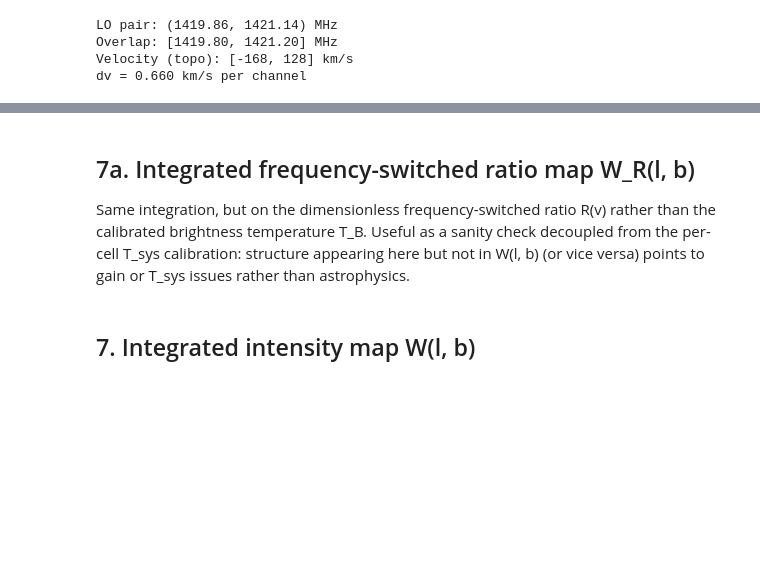
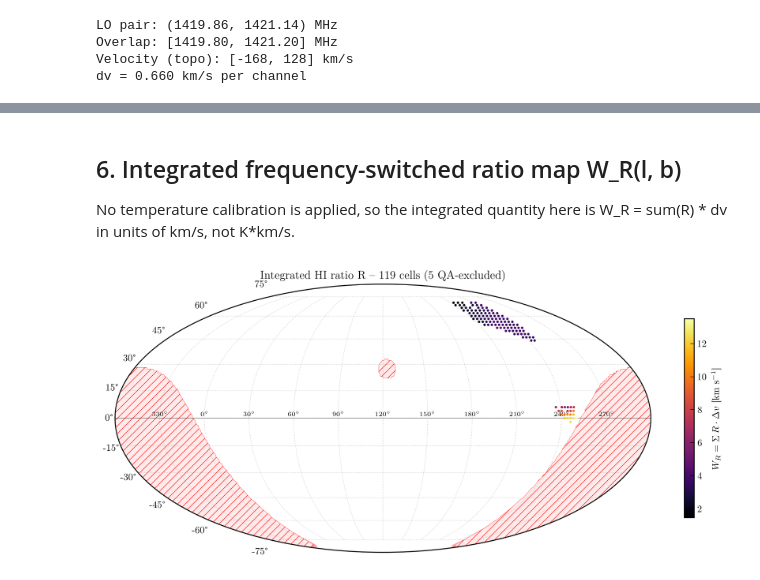
Before and after one commit to raw-asparagus/ay-121, a Jupyter notebook: labs/04/main_scan_load.ipynb, the cells around one changed output, grey strips where cells are left out. Drawn from its saved outputs; the diff is of its cells as text; code cells hidden in the pictures; blank space fills up the shorter version.

Commit message:
[LAB04] Overhaul collection

```diff
--- a/labs/04/main_scan_load.ipynb
+++ b/labs/04/main_scan_load.ipynb
@@ -1271,37 +281,5 @@ tsys_flagged = []
 # %%
-# Cells to reobserve: union of neighbor-QA flags, insufficient pairs, T_sys outliers.
-reobs_map = {}  # (l, b) -> {'l', 'b', 'reason'}
-
-for c in neighbor_cells:
-    if not (c['W_flag'] or c['peak_v_flag']):
-        continue
-    flags = []
-    if c['W_flag']:
-        flags.append('W')
-    if c['peak_v_flag']:
-        flags.append('peak_v')
-    key = (c['gl'], int(c['gb']))
-    reobs_map[key] = {'l': c['gl'], 'b': int(c['gb']),
-                      'reason': '+'.join(flags)}
-
-for c in cells_insufficient_pairs:
-    key = (c['l'], int(c['b']))
-    tag = f"insufficient_pairs(n={c['n_viable']})"
-    if key in reobs_map:
-        reobs_map[key]['reason'] += '+' + tag
-    else:
-        reobs_map[key] = {'l': c['l'], 'b': int(c['b']), 'reason': tag}
-
-for c in tsys_flagged:
-    key = (c['gl'], int(c['gb']))
-    tag = f"T_sys({c['T_sys']:.0f}K,z={c['T_sys_z']:+.1f})"
-    if key in reobs_map:
-        reobs_map[key]['reason'] += '+' + tag
-    else:
-        reobs_map[key] = {'l': c['gl'], 'b': int(c['gb']), 'reason': tag}
-
-reobs = sorted(reobs_map.values(), key=lambda r: (r['b'], r['l']))
-
+reobs = collect_reobserve(neighbor_cells, cells_insufficient_pairs)
 REOBSERVE_PATH.write_text(json.dumps(reobs, indent=2) + '\n')
 print(f'Wrote {REOBSERVE_PATH} -- {len(reobs)} cells')
 for r in reobs:
@@ -1365,36 +313,26 @@ print(f'Saved spectra_per_session.pdf '
 # %% [markdown]
-## 7a. Integrated frequency-switched ratio map W_R(l, b)
+## 6. Integrated frequency-switched ratio map W_R(l, b)
 
-Same integration, but on the dimensionless frequency-switched ratio R(v)
-rather than the calibrated brightness temperature T_B. Useful as a
-sanity check decoupled from the per-cell T_sys calibration: structure
-appearing here but not in W(l, b) (or vice versa) points to gain or
-T_sys issues rather than astrophysics.
+No temperature calibration is applied, so the integrated quantity here is
+W_R = sum(R) * dv in units of km/s, not K*km/s.
 # %%
-# QA-flagged cells to exclude (neighbor + T_sys outliers)
-qa_flagged_set = {(c['gl'], c['gb']) for c in neighbor_cells
-                  if c['W_flag'] or c['peak_v_flag']}
-# (T_sys exclusion disabled) qa_flagged_set |= {(c['gl'], c['gb']) for c in tsys_flagged}
-
-# Build arrays from cell_combined, excluding QA-flagged cells
 cell_keys_clean = [k for k in cell_combined if k not in qa_flagged_set]
 gl_arr = np.array([k[0] for k in cell_keys_clean])
 gb_arr = np.array([k[1] for k in cell_keys_clean])
 R_stack = np.array([cell_combined[k]['R'] for k in cell_keys_clean])
 
-# Integrated frequency-switched ratio: W_R = sum(R) * dv
+# Integrated frequency-switched ratio: W_R = sum(R) * dv  [km/s]
 W_R = np.nansum(R_stack, axis=1) * dv_kms
-
 valid_R = np.isfinite(W_R)
 
 fig, ax = plot_survey_mollweide(
     gl_arr[valid_R], gb_arr[valid_R], W_R[valid_R],
     center_l=MOLL_CENTER_L,
     cbar_label=r'$W_R = \Sigma\, R \cdot \Delta v$ [km s$^{-1}$]',
     cmap='inferno',
     marker_size=(SS_FINE + SS_MICRO) / 2,
     title=f'Integrated HI ratio R -- {valid_R.sum()} cells ({len(qa_flagged_set)} QA-excluded)',
 )
 plt.show()
+# %% [output]
+[figure, added]
-# %% [markdown]
-## 7. Integrated intensity map W(l, b)
```
Also changed, not shown: parts of 24 cells of this notebook, 18 other files.
